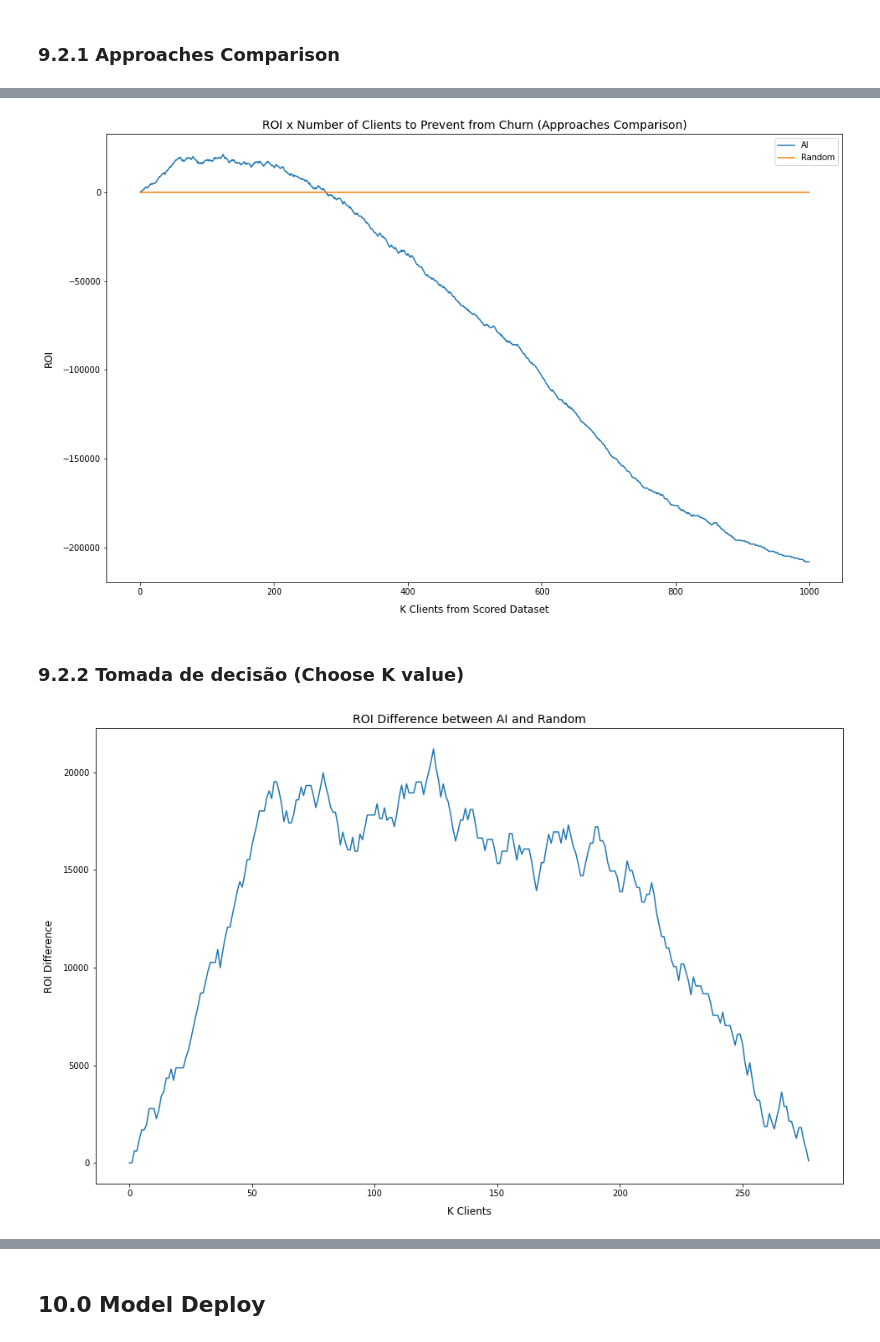
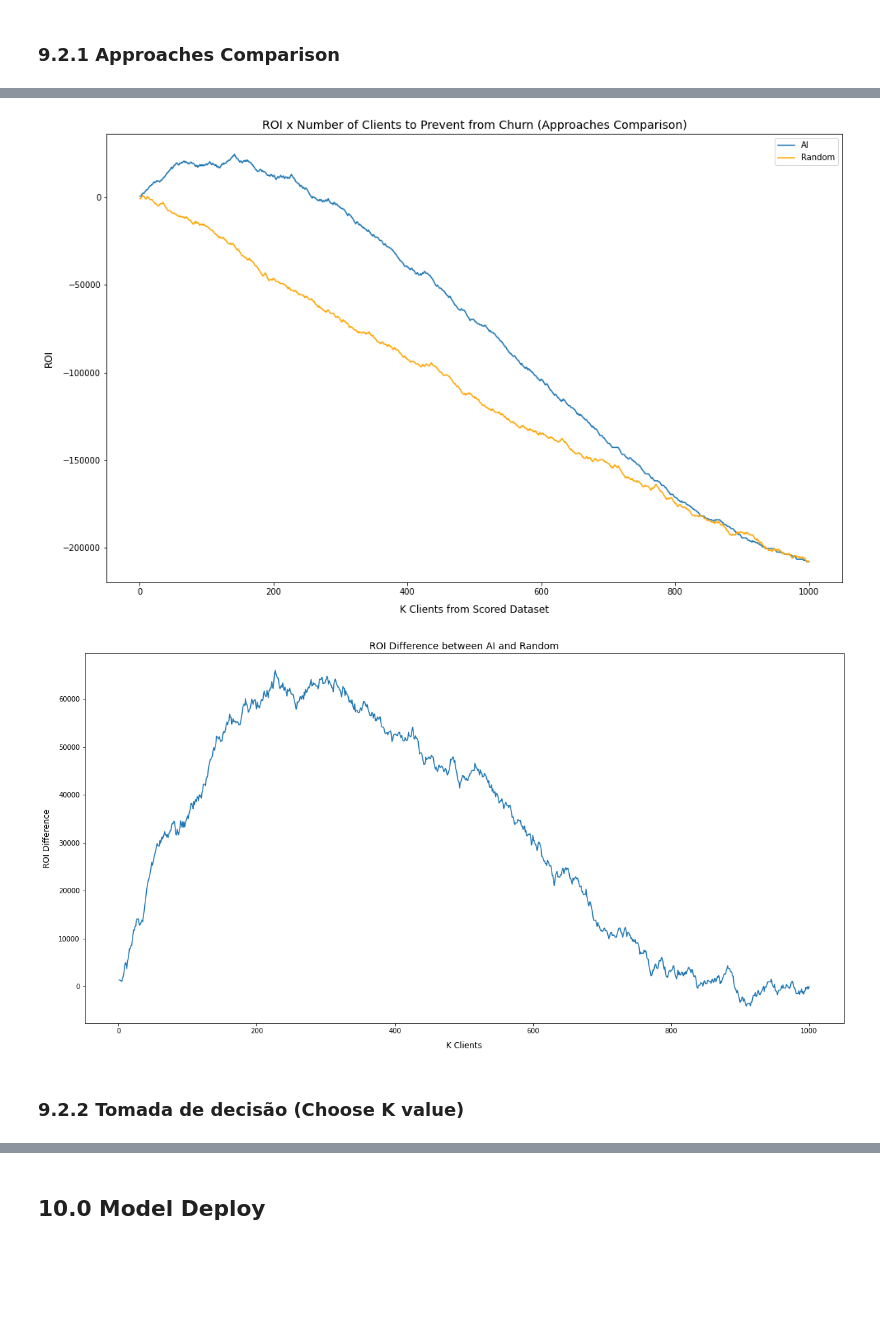
Before and after one commit to raposofrct/churn-prediction, a Jupyter notebook: notebook.ipynb, the cells around one changed output, grey strips where cells are left out. Saved outputs shown, nothing was run; the diff lists cells and outputs as text; code cells hidden in the pictures; blank space fills up the shorter version.

```diff
--- a/notebook.ipynb
+++ b/notebook.ipynb
@@ -755,10 +752,10 @@ Not Using Ai -> Max ROI: $0.005 com o investimento em 5 clientes
 plt.figure(figsize=(16,10))
 
 # Using AI
-ax = sns.lineplot(x=k_list,y=roi_ai,label='AI')
+ax = sns.lineplot(x=aux_ai['k'],y=aux_ai['roi_cumsum'],label='AI')
 
 # Not using AI
-ax = sns.lineplot(x=k_list,y=roi_random,label='Random')
+ax = sns.lineplot(x=aux_random['k'],y=aux_random['roi_cumsum'],color='orange',label='Random')
 
 ax.set_title('ROI x Number of Clients to Prevent from Churn (Approaches Comparison)',size=14)
 ax.set_ylabel('ROI',labelpad=10,size=12)
@@ -767,23 +764,20 @@ ax.set_xlabel('K Clients from Scored Dataset',labelpad=10,size=12)
 plt.legend()
 plt.show()
 # %% [output]
-[figure, old version]
+[figure, new version]
+# %%
+# Diferença de ROI entre approaches
+aux = pd.merge(aux_ai['roi_cumsum'].reset_index(drop=True),aux_random['roi_cumsum'].reset_index(drop=True),left_index=True,right_index=True,suffixes=('_ai','_random'))
+aux['diff'] = aux['roi_cumsum_ai'] - aux['roi_cumsum_random']
+
+plt.figure(figsize=(20,10))
+ax = sns.lineplot(np.arange(1,aux.shape[0]+1),aux['diff'])
+ax.set_title('ROI Difference between AI and Random',size=14)
+ax.set_ylabel('ROI Difference',labelpad=10,size=12)
+ax.set_xlabel('K Clients',labelpad=10,size=12)
+plt.show()
+# %% [output]
+[figure, added]
 # %% [markdown]
 ### 9.2.2 Tomada de decisão (Choose K value)
-# %%
-# Vou aproximar o gráfico na parte em que a AI é melhor que o random para escolher a faixa de valores!
-diff = []
-for c in range(len(roi_ai)):
-    diff.append(roi_ai[c]-roi_random[c])
-
-plt.figure(figsize=(16,10))
-aux = pd.DataFrame([diff,k_list]).T.rename(columns={0:'diff',1:'k'})
-aux = aux[aux['diff']>0]
-ax = sns.lineplot(y=aux['diff'],x=aux['k'])
-ax.set_title('ROI Difference between AI and Random',size=14)
-ax.set_ylabel('ROI Difference',labelpad=10,size=12)
-ax.set_xlabel('K Clients',labelpad=10,size=12)
-plt.show()
-# %% [output]
-[figure, removed]
 # %% [markdown]
```
Also changed, not shown: parts of 24 cells of this notebook, 1 other file.
